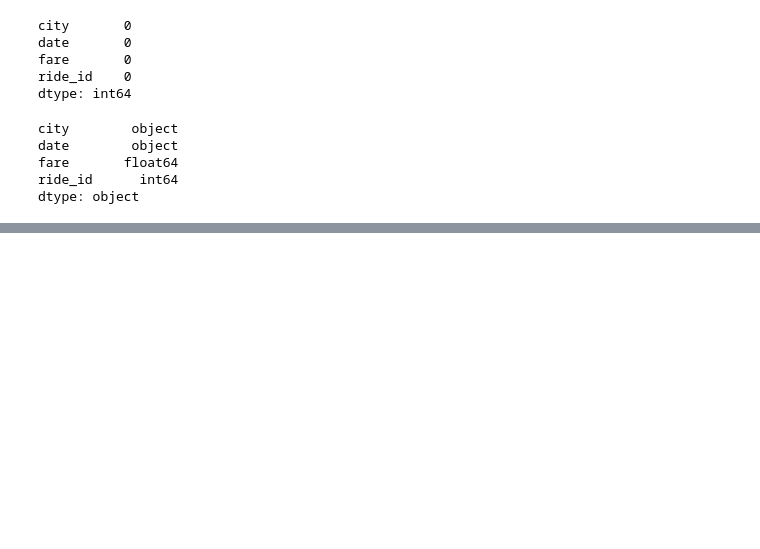
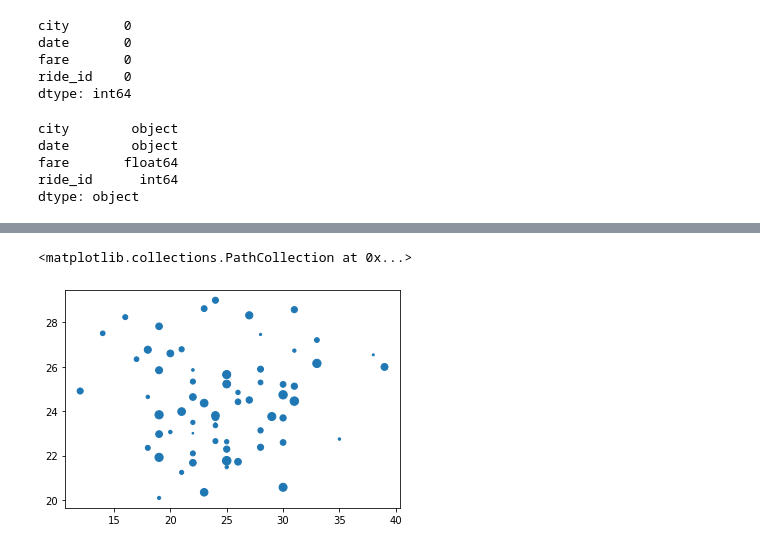
Before and after one commit to raneymjohnGit/PyBer_Analysis, a Jupyter notebook: Resources/PyBer.ipynb, the cells around one changed output, grey strips where cells are left out. Cells and saved outputs as stored; diff of their text form; code cells hidden in the pictures; blank space fills up the shorter version.

```diff
--- a/Resources/PyBer.ipynb
+++ b/Resources/PyBer.ipynb
@@ -119,0 +225,4 @@ pyber_data_df.head(10)
+# %%
+#Get the driver count for each urban city type. We use mean becaue this information is from City data and when we merge it cross joins with all cities
+urban_driver_count_series = urban_cities_df.groupby(["city"]).mean() ["driver_count"]
+urban_driver_count_series.head()
@@ -119,0 +266,6 @@ pyber_data_df.head(10)
+# %%
+# Add the size of the markers as the number of driver count
+plt.scatter(urban_ride_count_series, urban_ride_average_series, s= urban_driver_count_series)
+# %% [output]
+<matplotlib.collections.PathCollection at 0x...>
+[figure, added]
```
Also changed, not shown: parts of 19 cells of this notebook, 1 other file.
